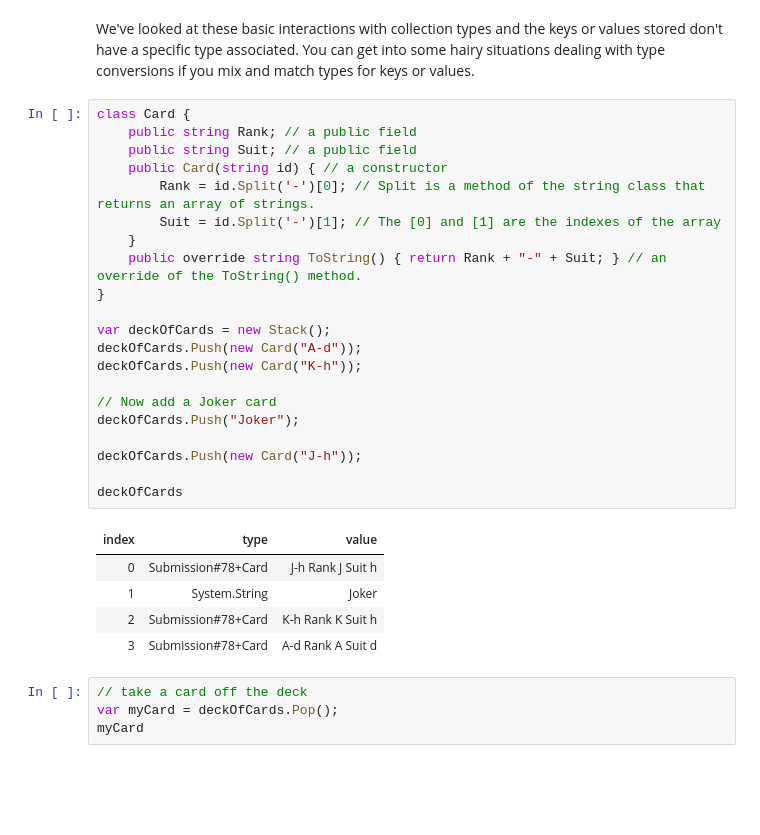
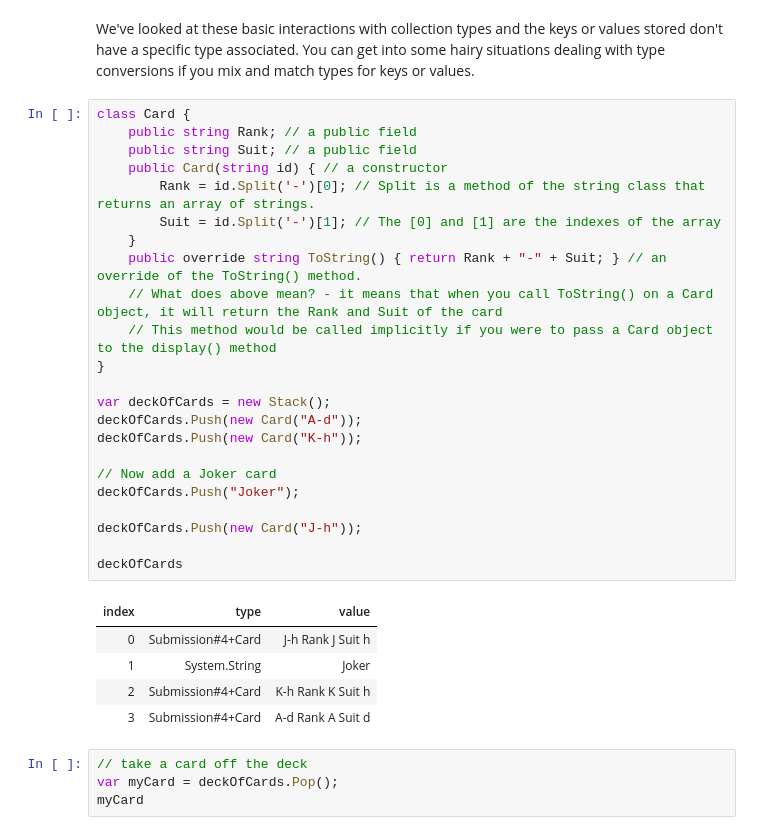
Before and after one commit to ocakbora/csharp_with_csharpfritz, a Jupyter notebook: notebooks/0105-CollectionsAndGenerics.ipynb, the cells around one changed output. Saved outputs shown, nothing was run; the diff lists cells and outputs as text; blank space fills up the shorter version.

```diff
--- a/notebooks/0105-CollectionsAndGenerics.ipynb
+++ b/notebooks/0105-CollectionsAndGenerics.ipynb
@@ -397,30 +397,32 @@ We've looked at these basic interactions with collection types and the keys or v
 # %%
 class Card {
     public string Rank; // a public field
     public string Suit; // a public field
     public Card(string id) { // a constructor
         Rank = id.Split('-')[0]; // Split is a method of the string class that returns an array of strings.
         Suit = id.Split('-')[1]; // The [0] and [1] are the indexes of the array
     }
     public override string ToString() { return Rank + "-" + Suit; } // an override of the ToString() method.
+    // What does above mean? - it means that when you call ToString() on a Card object, it will return the Rank and Suit of the card
+    // This method would be called implicitly if you were to pass a Card object to the display() method
 }
 
 var deckOfCards = new Stack();
 deckOfCards.Push(new Card("A-d"));
 deckOfCards.Push(new Card("K-h"));
 
 // Now add a Joker card
 deckOfCards.Push("Joker");
 
 deckOfCards.Push(new Card("J-h"));
 
 deckOfCards
 # %% [output]
 | index | type | value |
-| 0 | Submission#78+Card | J-h Rank J Suit h |
+| 0 | Submission#4+Card | J-h Rank J Suit h |
 | 1 | System.String | Joker |
-| 2 | Submission#78+Card | K-h Rank K Suit h |
-| 3 | Submission#78+Card | A-d Rank A Suit d |
+| 2 | Submission#4+Card | K-h Rank K Suit h |
+| 3 | Submission#4+Card | A-d Rank A Suit d |
 # %%
 // take a card off the deck
 var myCard = deckOfCards.Pop();
```
Also changed, not shown: 4 other files.
